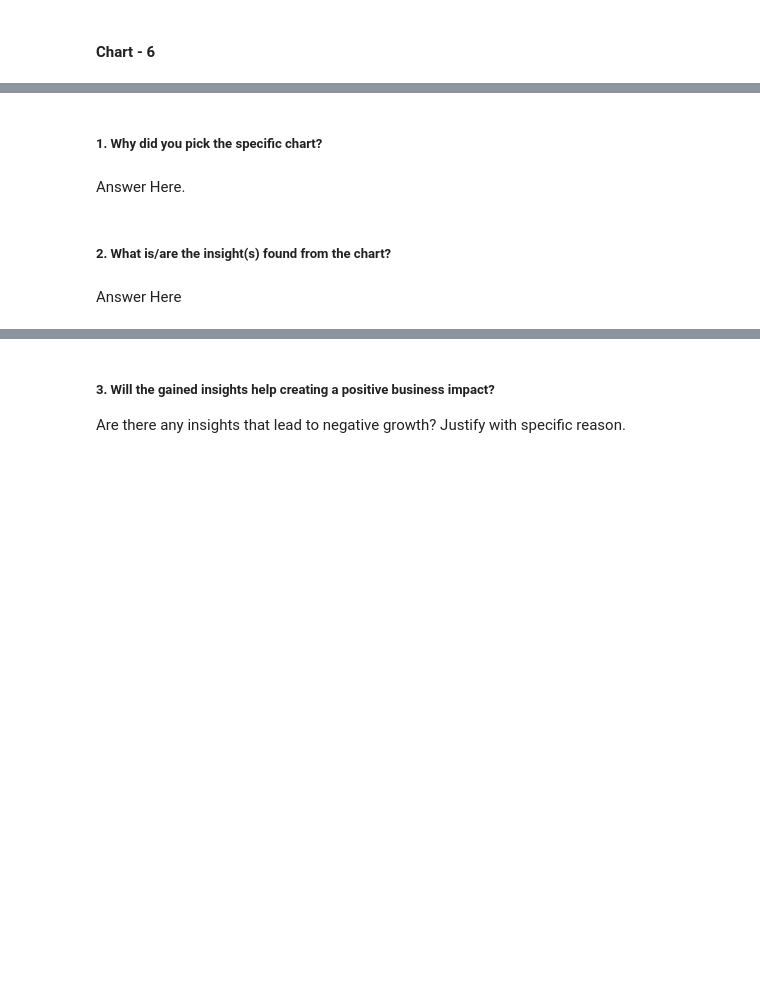
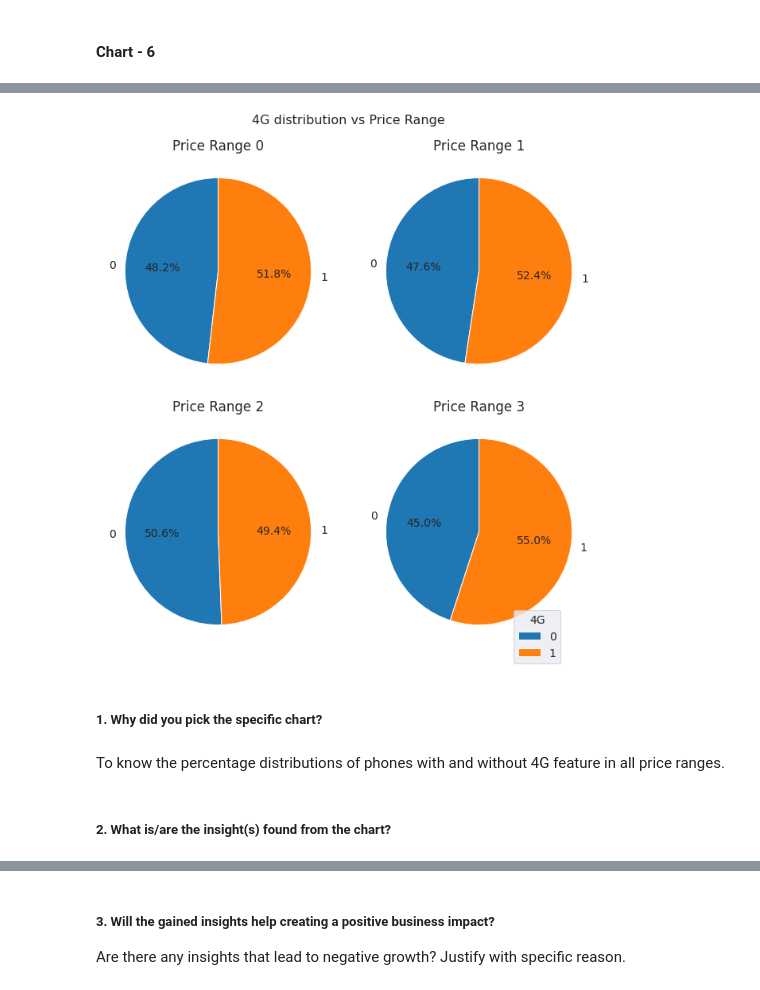
Before and after one commit to rajathAgalkote/MobilePriceRangePrediction_ML_classifier, a Jupyter notebook: Rajathadri_ML_Classifier_MobilePriceRangePrediction.ipynb, the cells around one changed output, grey strips where cells are left out. Drawn from its saved outputs; the diff is of its cells as text; code cells hidden in the pictures; blank space fills up the shorter version.

```diff
--- a/Rajathadri_ML_Classifier_MobilePriceRangePrediction.ipynb
+++ b/Rajathadri_ML_Classifier_MobilePriceRangePrediction.ipynb
@@ -602,3 +626,11 @@ Answer Here
 #### Chart - 6
 # %%
 # Chart - 6 visualization code
+# %%
+# Group the data by price range and 4G SIM, and count the number of devices in each group
+fourg_count = df.groupby(['price_range', 'four_g'])['four_g'].count()
+
+# Reshape the data into a dataframe with price range as rows, 4G SIM as columns, and the count as values
+fourg_count = fourg_count.unstack()
+
+fourg_count
@@ -605,8 +644,34 @@ Answer Here
+# %%
+# Create a figure with 4 subplots
+fig, axes = plt.subplots(nrows=2, ncols=2, figsize=(10, 10))
+
+# Iterate through the rows of the DataFrame and plot a pie chart for each row
+for i, ax in enumerate(axes.flatten()):
+    if i < len(fourg_count):
+        # Get the values for the current row
+        values = fourg_count.iloc[i].values
+
+        # Create a pie chart and set the title to the row number
+        wedges, texts, autotexts = ax.pie(values, labels=fourg_count.columns, autopct='%1.1f%%', startangle=90)
+        ax.set_title(f'Price Range {i}')
+
+
+# Add a legend to the pie chart
+ax.legend(wedges, fourg_count.columns, title='4G', loc='center', bbox_to_anchor=(0.5, -0.2, 0.5, 0.5))
+
+# Add a main title to the figure
+fig.suptitle('4G distribution vs Price Range', fontsize=16)
+
+# Adjust the spacing between the subplots
+plt.tight_layout()
+
+# Show the plot
+plt.show()
+# %% [output]
+[figure, added]
 # %% [markdown]
 ##### 1. Why did you pick the specific chart?
-# %% [markdown]
-Answer Here.
+# %% [markdown]
+To know the percentage distributions of phones with and without 4G feature in all price ranges.
 # %% [markdown]
 ##### 2. What is/are the insight(s) found from the chart?
-# %% [markdown]
-Answer Here
```
Also changed, not shown: parts of 16 cells of this notebook.
